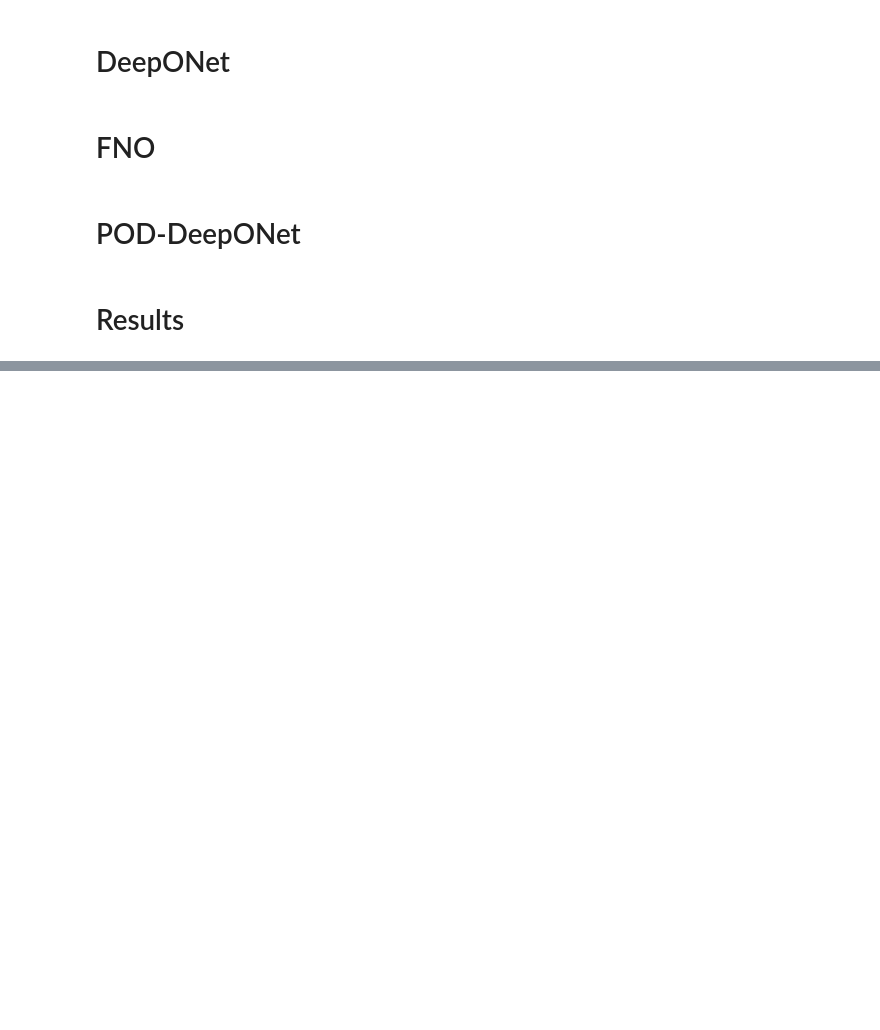
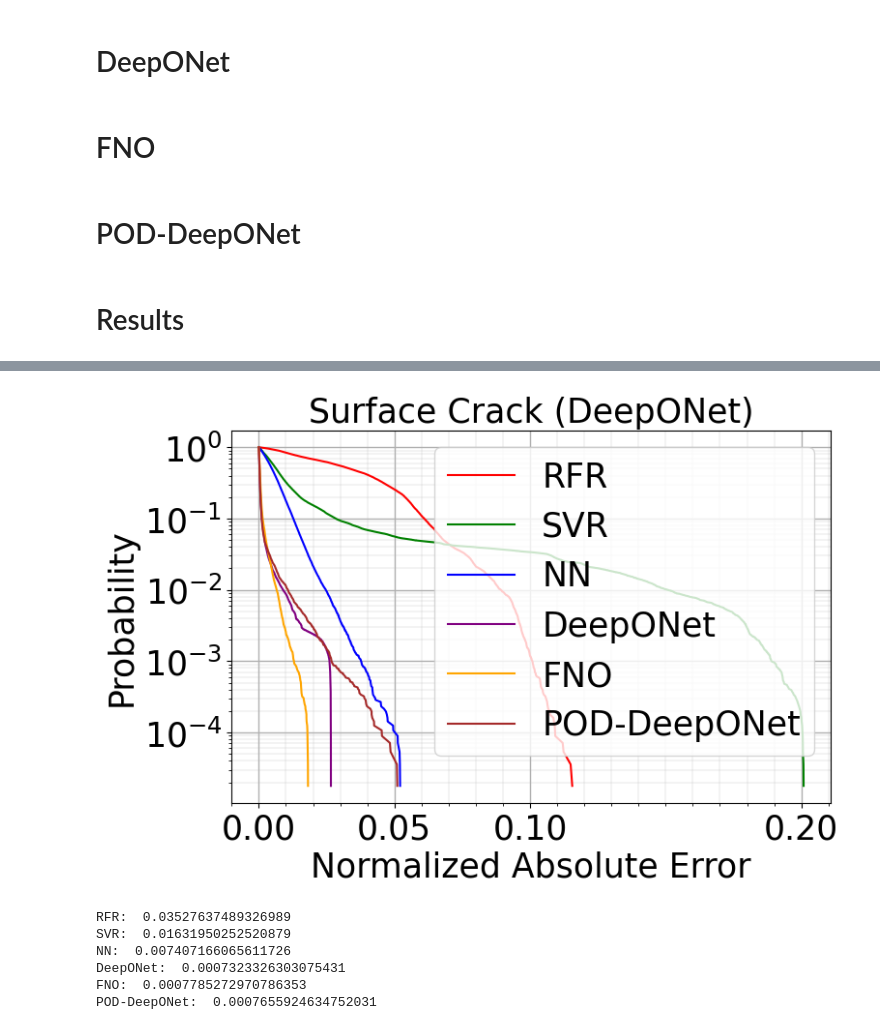
Before and after one commit to tgautam03/SIFBench, a Jupyter notebook: testing_nb/SURFACE_CRACK.ipynb, the cells around one changed output, grey strips where cells are left out. Saved outputs shown, nothing was run; the diff lists cells and outputs as text; code cells hidden in the pictures; blank space fills up the shorter version.

```diff
--- a/testing_nb/SURFACE_CRACK.ipynb
+++ b/testing_nb/SURFACE_CRACK.ipynb
@@ -169,30 +180,3 @@ for (i, combination) in enumerate(SC_test_combinations):
     X_fno[i,:,-1] = phi_values
 
     y_fno[i,:] = d[indices][:,-1]
-# %%
-import matplotlib.pyplot as plt
-np.random.seed(0)
-fig, axs = plt.subplots(2, 5, figsize=(30,12))
-for i in range(2):
-    for j in range(5):
-        idx = np.random.randint(0, len(SC_test_combinations))
-        a_c = SC_test_combinations[idx][0]
-        a_t = SC_test_combinations[idx][1]
-        c_b = SC_test_combinations[idx][2]
-
-        indices = np.where((d[:, 0] == a_c) &
-                    (d[:, 1] == a_t) &
-                    (d[:, 2] == c_b))
-        indices = indices[0]
-
-        axs[i,j].scatter(d[indices][:,-2], d[indices][:,-1], color='purple', s=10)
-        axs[i,j].plot(phi_values, y_fno[idx], label="K-T", color='purple', linestyle=":")
-
-        axs[i,j].set_title("a/c:{} a/t:{} c/b:{}".format(a_c, a_t, c_b))
-        axs[i,j].set_ylabel("K-T")
-        axs[i,j].set_xlabel(r"$\phi$")
-
-        if i == 0 and j == 0:
-            axs[i,j].legend()
-
-plt.show()
@@ -327,40 +302,42 @@ plt.plot(x,1-y, color='red', label="RFR")
 x = np.sort(svr_err_test)
 y = np.arange(len(svr_err_test)) / float(len(svr_err_test))
 plt.plot(x,1-y, color='green', label="SVR")
 
 x = np.sort(nn_err_test)
 y = np.arange(len(nn_err_test)) / float(len(nn_err_test))
 plt.plot(x,1-y, color='blue', label="NN")
 
 x = np.sort(deeponet_err_test)
 y = np.arange(len(deeponet_err_test)) / float(len(deeponet_err_test))
 plt.plot(x,1-y, color='purple', label="DeepONet")
 
 x = np.sort(fno_err_test)
 y = np.arange(len(fno_err_test)) / float(len(fno_err_test))
 plt.plot(x,1-y, color='orange', label="FNO")
 
 x = np.sort(pod_err_test)
 y = np.arange(len(pod_err_test)) / float(len(pod_err_test))
 plt.plot(x,1-y, color='brown', label="POD-DeepONet")
 
 plt.grid(which = "major", linewidth = 1)
 plt.grid(which = "minor", linewidth = 0.2)
 plt.minorticks_on()
 plt.xlabel("Normalized Absolute Error", fontsize=25)
 plt.ylabel("Probability", fontsize=25)
 plt.semilogy()
-# plt.xticks([0, 0.005, 0.01, 0.015], fontsize=25)
+plt.xticks([0, 0.05, 0.1, 0.2], fontsize=25)
 plt.yticks(fontsize=25)
 plt.legend(fontsize=25)
 plt.title("Surface Crack (DeepONet)", fontsize=25)
 plt.show()
+# %% [output]
+[figure, added]
 # %%
-# rfr_l2_test = mean_normalized_l2(d[:,-1], y_pred_rfr)
+rfr_l2_test = mean_normalized_l2(d[:,-1].reshape(len(SC_test_combinations), 128), y_pred_rfr.reshape(len(SC_test_combinations), 128))
 
-# svr_l2_test = mean_normalized_l2(d[:,-1], y_pred_svr)
+svr_l2_test = mean_normalized_l2(d[:,-1].reshape(len(SC_test_combinations), 128), y_pred_svr.reshape(len(SC_test_combinations), 128))
 
-# nn_l2_test = mean_normalized_l2(d[:,-1], y_pred_nn)
+nn_l2_test = mean_normalized_l2(d[:,-1].reshape(len(SC_test_combinations), 128), y_pred_nn.reshape(len(SC_test_combinations), 128))
 
 deeponet_l2_test = mean_normalized_l2(y_deeponet, y_pred_deeponet.cpu().numpy())
 
@@ -368,9 +345,16 @@ fno_l2_test = mean_normalized_l2(y_fno, y_pred_fno.cpu().numpy()[:,:,0])
 
 pod_l2_test = mean_normalized_l2(y_deeponet, y_pred_pod.cpu().numpy())
 
-# print("RFR: ", rfr_l2_test)
-# print("SVR: ", svr_l2_test)
-# print("NN: ", nn_l2_test)
+print("RFR: ", rfr_l2_test)
+print("SVR: ", svr_l2_test)
+print("NN: ", nn_l2_test)
 print("DeepONet: ", deeponet_l2_test)
 print("FNO: ", fno_l2_test)
 print("POD-DeepONet: ", pod_l2_test)
+# %% [output]
+RFR:  0.03527637489326989
+SVR:  0.01631950252520879
+NN:  0.007407166065611726
+DeepONet:  0.0007323326303075431
+FNO:  0.0007785272970786353
+POD-DeepONet:  0.0007655924634752031
```
Also changed, not shown: parts of 27 cells of this notebook, 1 other file.
